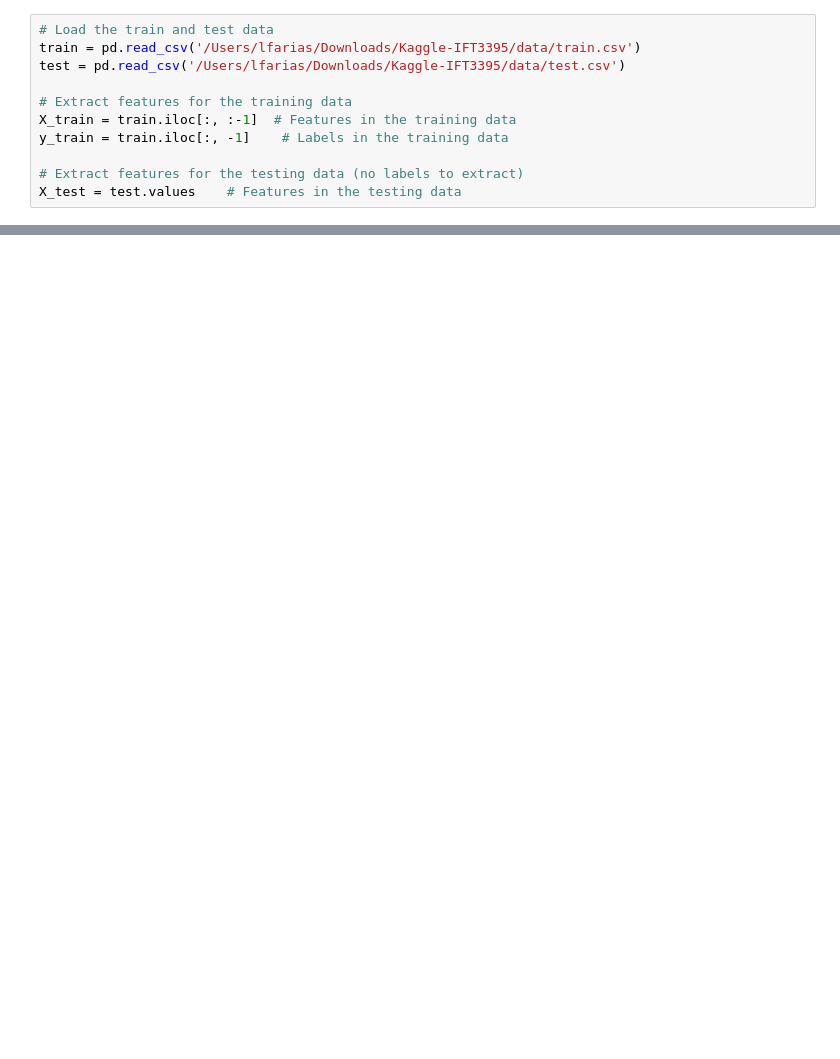
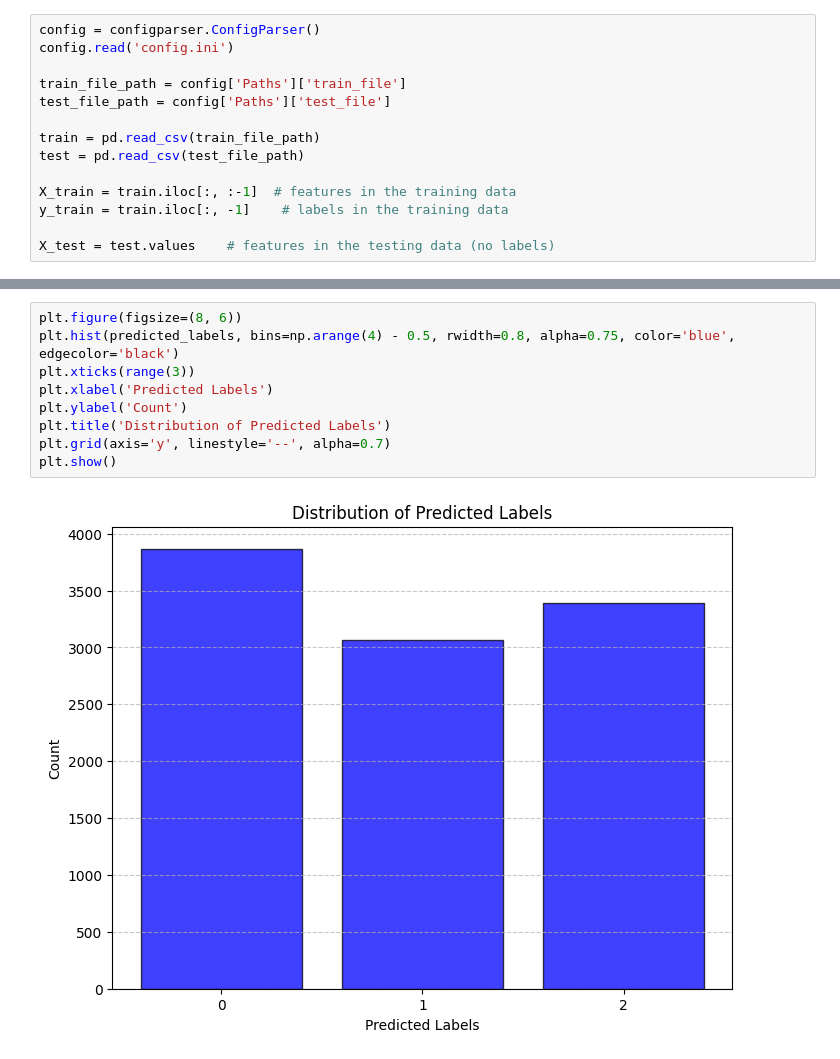
Before and after one commit to andre-meneses/Kaggle-IFT3395, a Jupyter notebook: naive_bayes/naiveOO.ipynb, the cells around one changed output, grey strips where cells are left out. Drawn from its saved outputs; the diff is of its cells as text; blank space fills up the shorter version.

```diff
--- a/naive_bayes/naiveOO.ipynb
+++ b/naive_bayes/naiveOO.ipynb
@@ -4,13 +6,16 @@ import numpy as np
 # %%
-# Load the train and test data
-train = pd.read_csv('/Users/lfarias/Downloads/Kaggle-IFT3395/data/train.csv')
-test = pd.read_csv('/Users/lfarias/Downloads/Kaggle-IFT3395/data/test.csv')
+config = configparser.ConfigParser()
+config.read('config.ini')
 
-# Extract features for the training data
-X_train = train.iloc[:, :-1]  # Features in the training data
-y_train = train.iloc[:, -1]    # Labels in the training data
+train_file_path = config['Paths']['train_file']
+test_file_path = config['Paths']['test_file']
 
-# Extract features for the testing data (no labels to extract)
-X_test = test.values    # Features in the testing data
+train = pd.read_csv(train_file_path)
+test = pd.read_csv(test_file_path)
+
+X_train = train.iloc[:, :-1]  # features in the training data
+y_train = train.iloc[:, -1]    # labels in the training data
+
+X_test = test.values    # features in the testing data (no labels)
 # %%
 class GaussianNaiveBayes:
@@ -64,0 +147,11 @@ results.to_csv('gnb.csv', index=False)
+# %%
+plt.figure(figsize=(8, 6))
+plt.hist(predicted_labels, bins=np.arange(4) - 0.5, rwidth=0.8, alpha=0.75, color='blue', edgecolor='black')
+plt.xticks(range(3))
+plt.xlabel('Predicted Labels')
+plt.ylabel('Count')
+plt.title('Distribution of Predicted Labels')
+plt.grid(axis='y', linestyle='--', alpha=0.7)
+plt.show()
+# %% [output]
+[figure, added]
```
Also changed, not shown: parts of 9 cells of this notebook, 1 other file.
